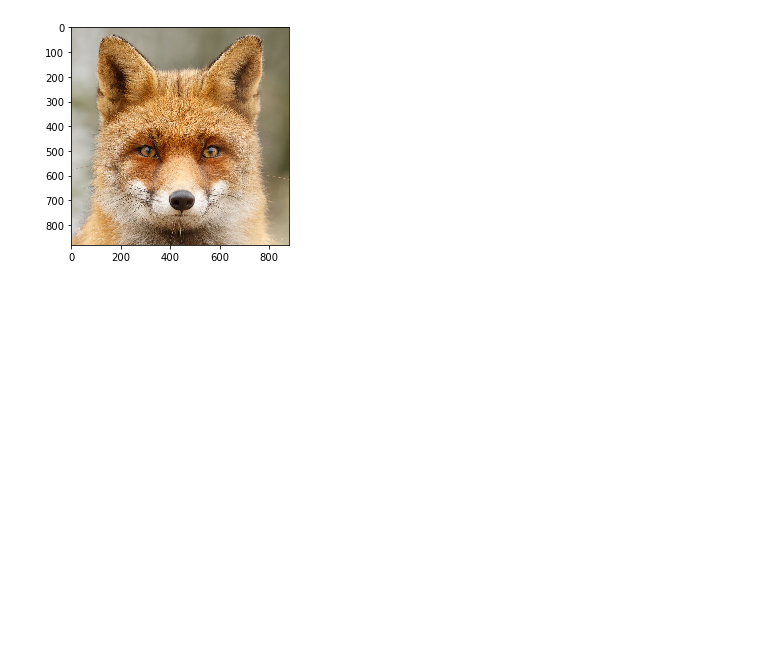
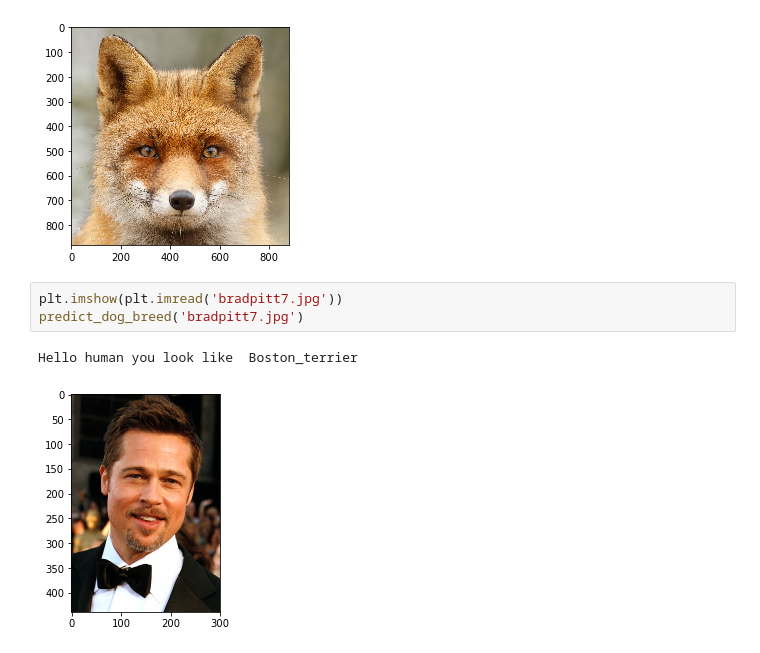
Before and after one commit to raagpa/dog_project, a Jupyter notebook: dog_app.ipynb, the cells around one changed output. Saved outputs shown, nothing was run; the diff lists cells and outputs as text; blank space fills up the shorter version.

```diff
--- a/dog_app.ipynb
+++ b/dog_app.ipynb
@@ -812,3 +818,9 @@ predict_dog_breed('fox6.jpg')
 # %% [output]
 Neither dog nor human detected
 [figure]
+# %%
+plt.imshow(plt.imread('bradpitt7.jpg'))
+predict_dog_breed('bradpitt7.jpg')
+# %% [output]
+Hello human you look like  Boston_terrier
+[figure, added]
```
Also changed, not shown: parts of 7 cells of this notebook, 2 other files.
